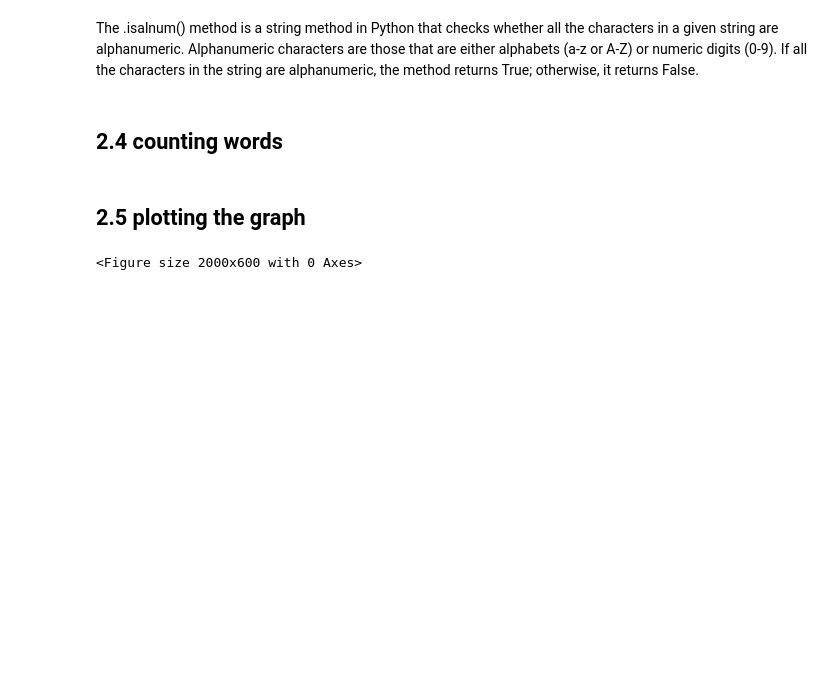
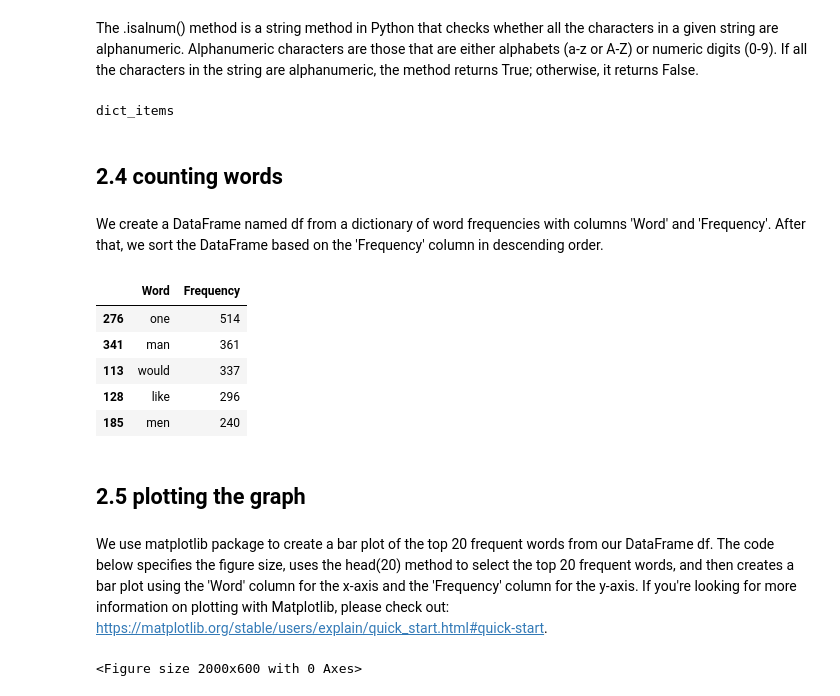
Before and after one commit to junting-huang/data_storytelling, a Jupyter notebook: case_2_number.ipynb, the cells around one changed output. Cells and saved outputs as stored; diff of their text form; code cells hidden in the pictures; blank space fills up the shorter version.

```diff
--- a/case_2_number.ipynb
+++ b/case_2_number.ipynb
@@ -74,16 +74,34 @@ filtered_tokens = [word for word in tokens if word.isalnum() and word not in sto
 
 # Counting word frequencies
 word_frequencies = nltk.FreqDist(filtered_tokens)
+# %%
+type(word_frequencies.items())
+# %% [output]
+dict_items
 # %% [markdown]
 ## 2.4 counting words
+# %% [markdown]
+We create a DataFrame named df from a dictionary of word frequencies with columns 'Word' and 'Frequency'. After that, we sort the DataFrame based on the 'Frequency' column in descending order.
 # %%
 # Creating a DataFrame
 df = pd.DataFrame(word_frequencies.items(), columns=['Word', 'Frequency'])
 
 # Sorting the DataFrame by Frequency
 df = df.sort_values(by='Frequency', ascending=False)
+# %%
+# Showing the top 5 frequent words
+df.head()
+# %% [output]
+|  | Word | Frequency |
+| 276 | one | 514 |
+| 341 | man | 361 |
+| 113 | would | 337 |
+| 128 | like | 296 |
+| 185 | men | 240 |
 # %% [markdown]
 ## 2.5 plotting the graph
+# %% [markdown]
+We use matplotlib package to create a bar plot of the top 20 frequent words from our DataFrame df. The code below specifies the figure size, uses the head(20) method to select the top 20 frequent words, and then creates a bar plot using the 'Word' column for the x-axis and the 'Frequency' column for the y-axis. If you're looking for more information on plotting with Matplotlib, please check out: https://matplotlib.org/stable/users/explain/quick_start.html#quick-start.
 # %%
 # Plotting the top 20 frequent words
 plt.figure(figsize=(20,6))
```
Also changed, not shown: parts of 6 cells of this notebook.
